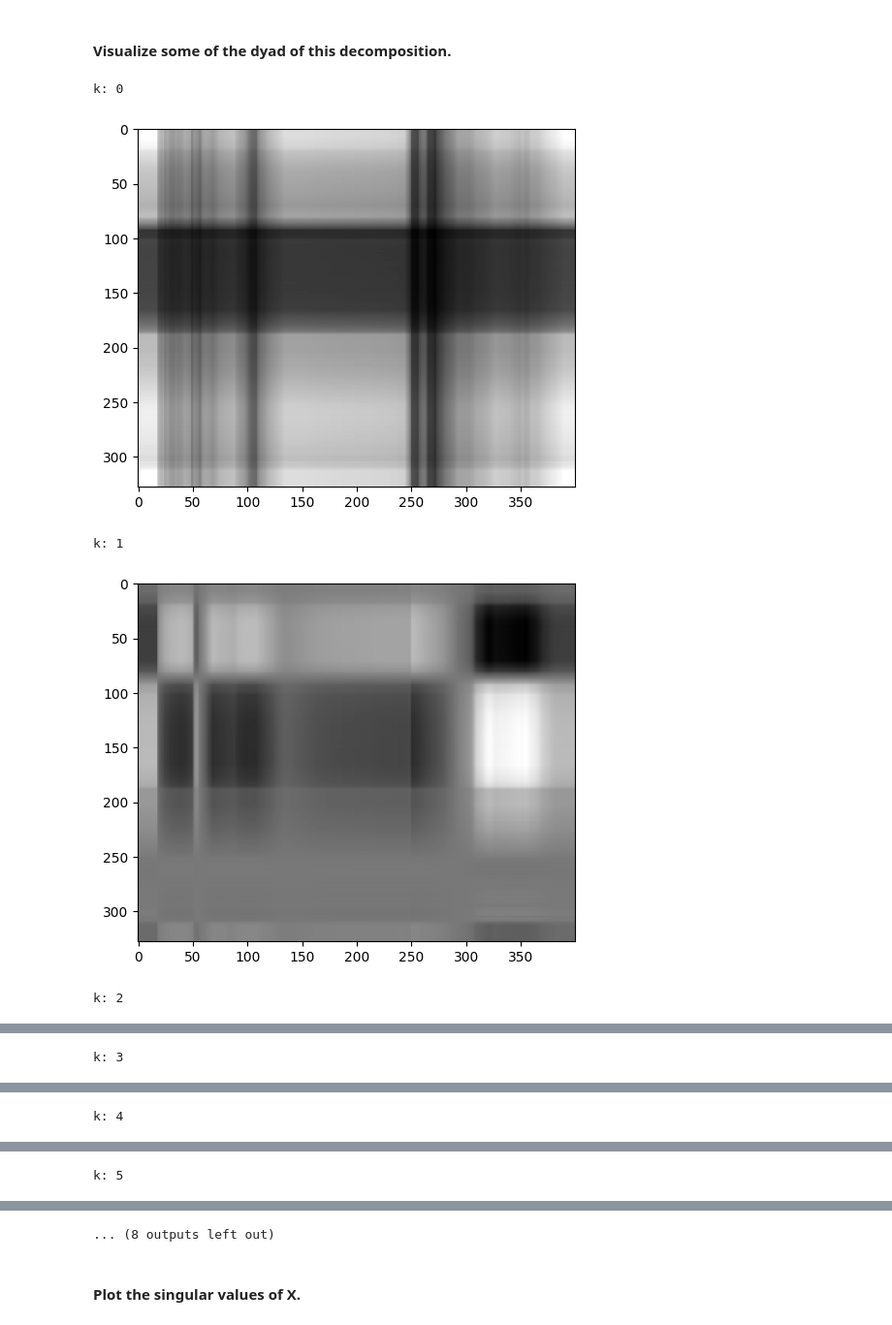
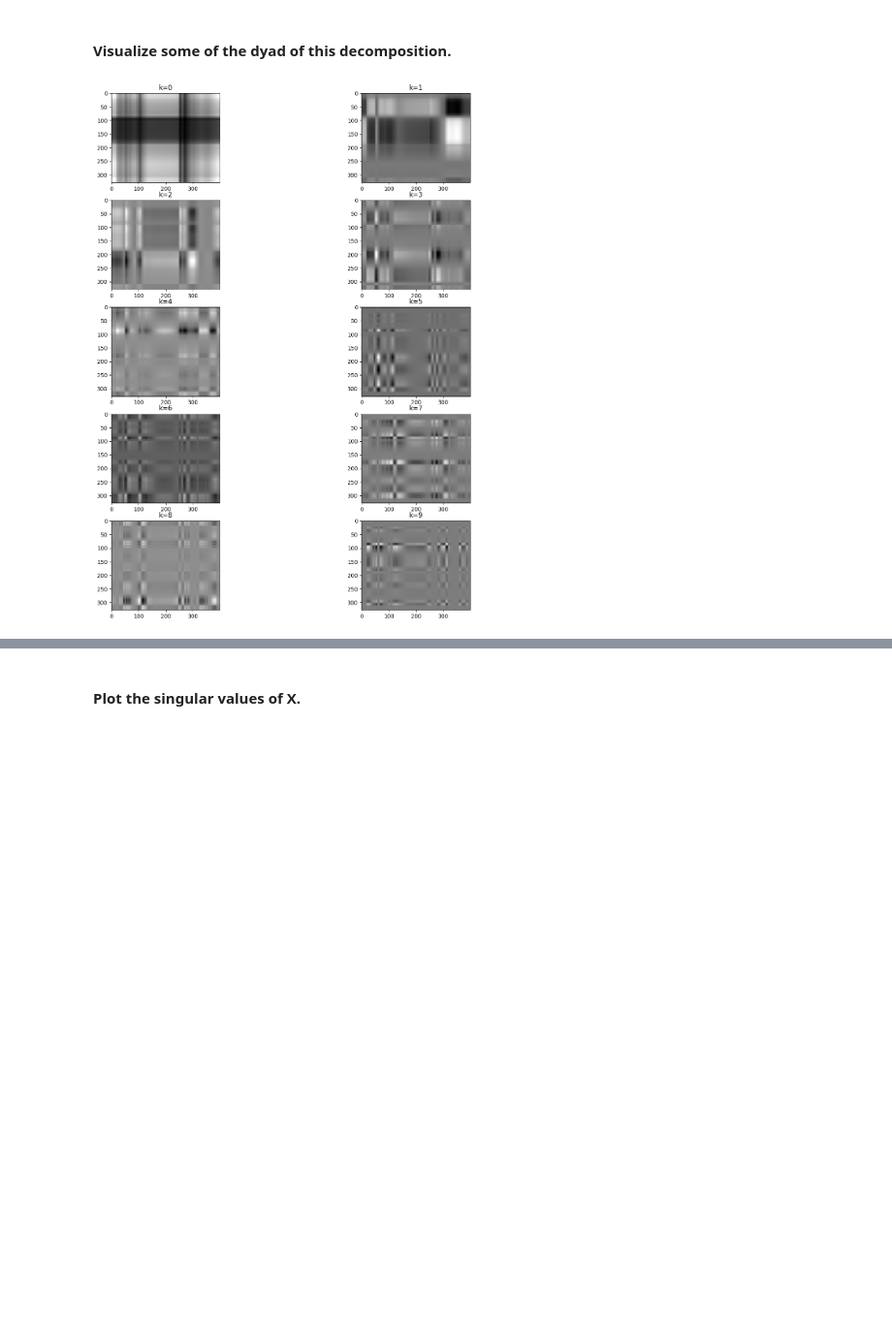
Before and after one commit to ChiaraAngileri/SMM_lab, a Jupyter notebook: Homework2 - no comments.ipynb, the cells around one changed output, grey strips where cells are left out. Shown at 97% size. Drawn from its saved outputs; the diff is of its cells as text; code cells hidden in the pictures; blank space fills up the shorter version.

```diff
--- a/Homework2 - no comments.ipynb
+++ b/Homework2 - no comments.ipynb
@@ -445,19 +461,17 @@ u.shape:(328, 328), s.shape:(328,), v.shape:(400, 400)
 # %%
 def calculate_dyad(U, VT, i):
     U_i = U[:, i].reshape(len(U[0]), 1)
     VT_i = VT[i, :].reshape(1, len(VT[0]))
     A_i = U_i @ VT_i
 
     return A_i
 
+plt.figure(figsize=(15, 17))
 for k in range(10):
     A_i = calculate_dyad(U, VT, k)
+    plt.subplot(5, 2, k+1)
+    plt.title(f"k={k}")
     plt.imshow(A_i, cmap='gray')
-    print(f"k: {k}")
-    plt.show()
+plt.show()
 # %% [output]
-k: 0
-[figure, old version]
+[figure, new version]
-k: 1
-[figure, removed]
-k: 2
@@ -465 +477,0 @@ k: 2
-k: 3
@@ -467 +477,0 @@ k: 3
-k: 4
@@ -469 +477,0 @@ k: 4
-k: 5
@@ -471,4 +478,3 @@ k: 5
-... (8 outputs left out)
 # %% [markdown]
 #### Plot the singular values of X.
 # %%
```
Also changed, not shown: parts of 9 cells of this notebook, 1 other file.
